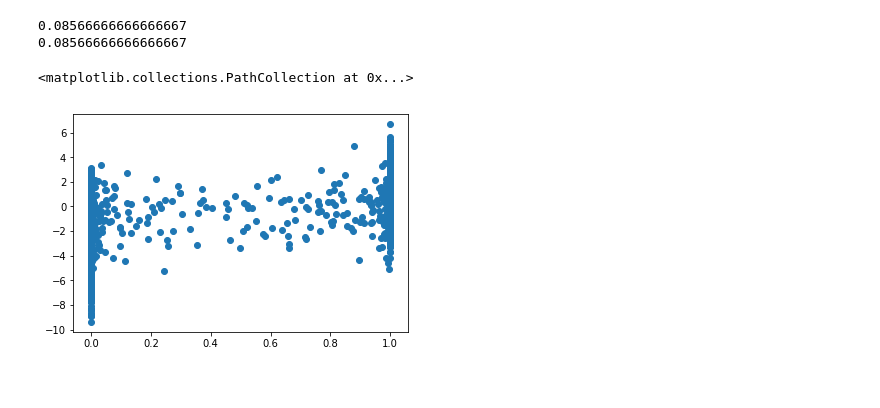
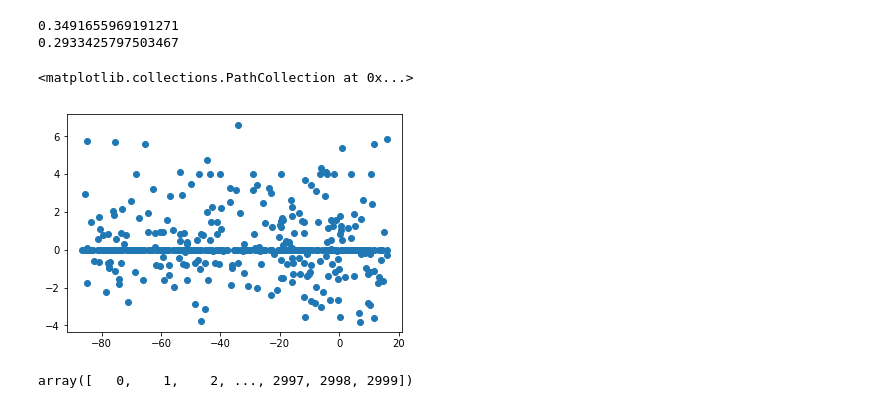
Before and after one commit to samcarlos/hete_net, a Jupyter notebook: hete_dgp/Untitled.ipynb, the cells around one changed output. Cells and saved outputs as stored; diff of their text form; code cells hidden in the pictures.

```diff
--- a/hete_dgp/Untitled.ipynb
+++ b/hete_dgp/Untitled.ipynb
@@ -43,5 +45,5 @@ plt.hist(t_x_test)
 # %%
-model = hete_optim_action(X_train.shape[1],128,.5, 3, lelu )
+model = hete_optim_action(X_train.shape[1],128,.5, 1, 'relu' )
 dummy_y_train = np.concatenate([1-t_train, t_train, y_train], axis = 1)
 
 model.fit([X_train,X_train[:,0]],np.array(dummy_y_train),epochs = 50)
@@ -60,13 +69,17 @@ Epoch 6/50
 # %%
 predictions = model.predict([X_test,X_test[:,0]])
-print(y_test[np.where(predictions[:,1]>0)[0]].mean())
-print(y_test[np.where(predictions[:,0]>0)[0]].mean())
-plt.scatter(predictions[:,0], t_x_test)
+print(y_test[np.where(predictions[:,1]>.5)[0]].mean())
+print(y_test[np.where(predictions[:,0]>.5)[0]].mean())
+plt.scatter(np.log(predictions[:,0]/(1-predictions[:,0])), t_x_test)
 # %% [output]
-0.08566666666666667
-0.08566666666666667
+0.3491655969191271
+0.2933425797503467
 <matplotlib.collections.PathCollection at 0x...>
-[figure, old version]
+[figure, new version]
+# %%
+np.where(predictions[:,0]>0)[0]
+# %% [output]
+array([   0,    1,    2, ..., 2997, 2998, 2999])
 # %%
 
 
```
Also changed, not shown: parts of 9 cells of this notebook, 59 other files.
